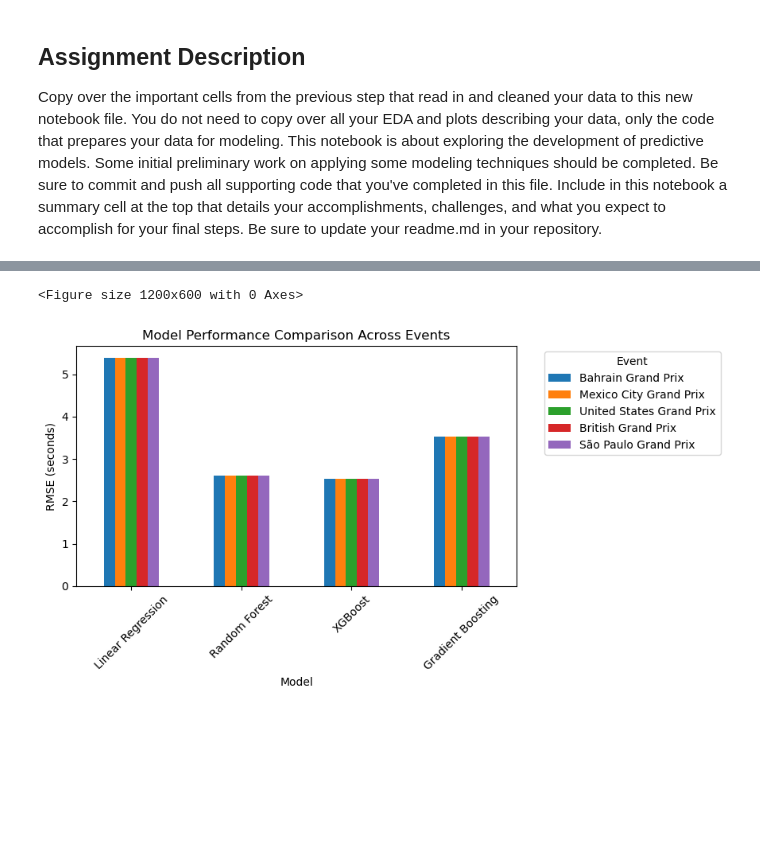
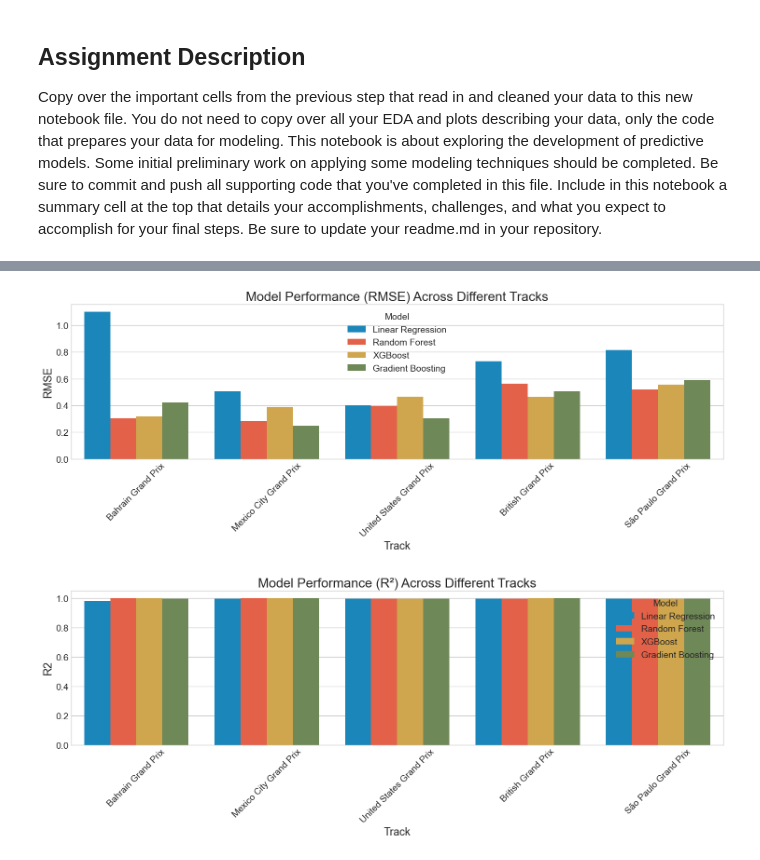
Before and after one commit to soconnor0919/f1-race-prediction, a Jupyter notebook: project/Modeling.ipynb, the cells around one changed output, grey strips where cells are left out. Cells and saved outputs as stored; diff of their text form; code cells hidden in the pictures; blank space fills up the shorter version.

Commit message:
Update plots to show RMSE and R^2 values

```diff
--- a/project/Modeling.ipynb
+++ b/project/Modeling.ipynb
@@ -41,3 +41,8 @@ if not os.path.exists(cache_dir):
 
 fastf1.Cache.enable_cache(cache_dir)
 fastf1.plotting.setup_mpl(misc_mpl_mods=False, color_scheme=None)
+
+# Set up plot style
+# print style.available to check available styles
+print(plt.style.available)
+plt.style.use('seaborn-v0_8-whitegrid')
@@ -403,4 +363,4 @@ def train_event_models(merged_data):
 # %%
-# Execute the modeling pipeline
-event_models, event_results = train_event_models(merged_data)
+# Execute modeling pipeline
+track_results = prepare_modeling_data(merged_data)
 # %% [output]
@@ -497,21 +383,0 @@ Cross-validation R2: 0.951 (±0.011)
-# %%
-# Compare performance across events
-comparison_df = pd.DataFrame({
-    event: {model: results[model]['RMSE']
-           for model in event_results[event].keys()}
-    for event in event_results.keys()
-})
-
-# Visualize performance comparison
-plt.figure(figsize=(12, 6))
-comparison_df.plot(kind='bar')
-plt.title('Model Performance Comparison Across Events')
-plt.xlabel('Model')
-plt.ylabel('RMSE (seconds)')
-plt.xticks(rotation=45)
-plt.legend(title='Event', bbox_to_anchor=(1.05, 1))
-plt.tight_layout()
-plt.show()
-# %% [output]
-<Figure size 1200x600 with 0 Axes>
-[figure, removed]
@@ -517,0 +427,9 @@ plt.show()
+# %%
+# Plot RMSE comparison across tracks
+plot_rmse(track_results)
+
+# Plot R2 comparison across tracks
+plot_r2(track_results)
+# %% [output]
+[figure, added]
+[figure, added]
```
Also changed, not shown: parts of 11 cells of this notebook.
